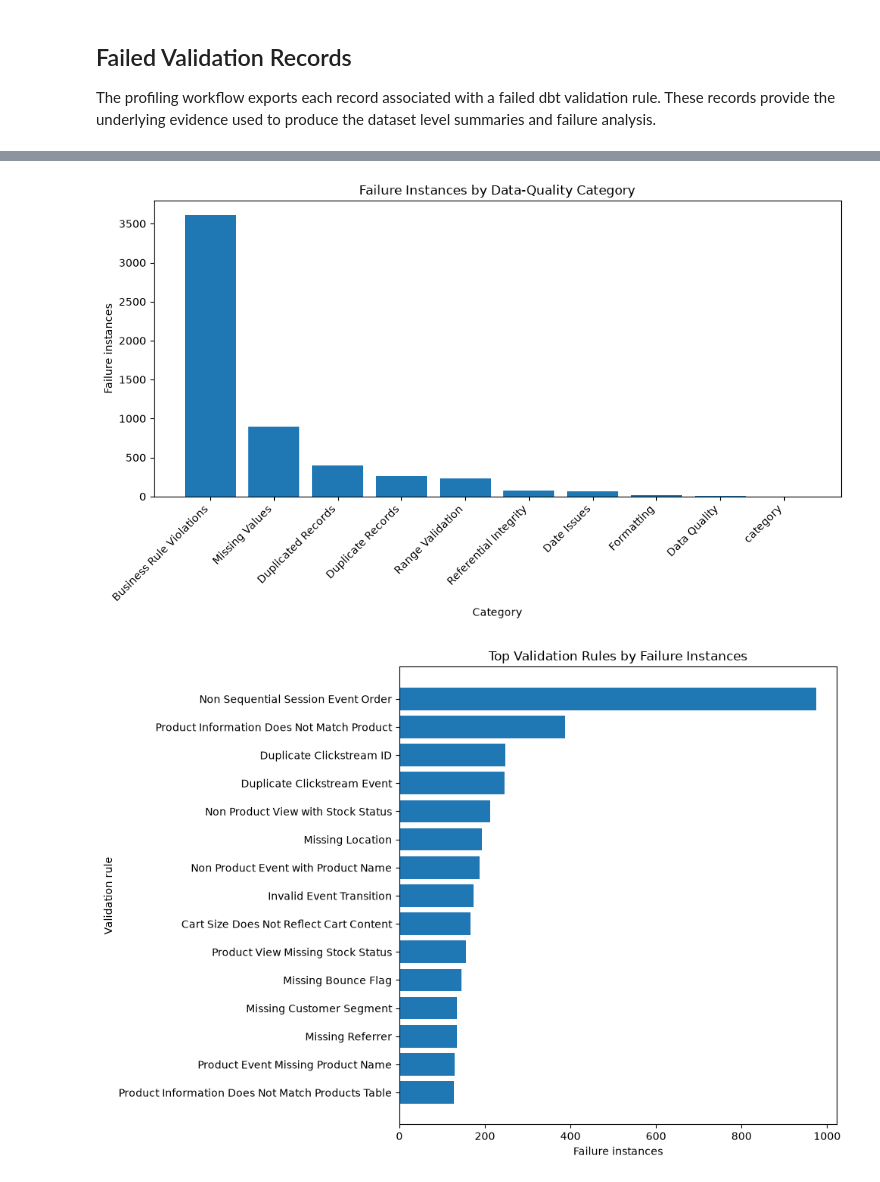
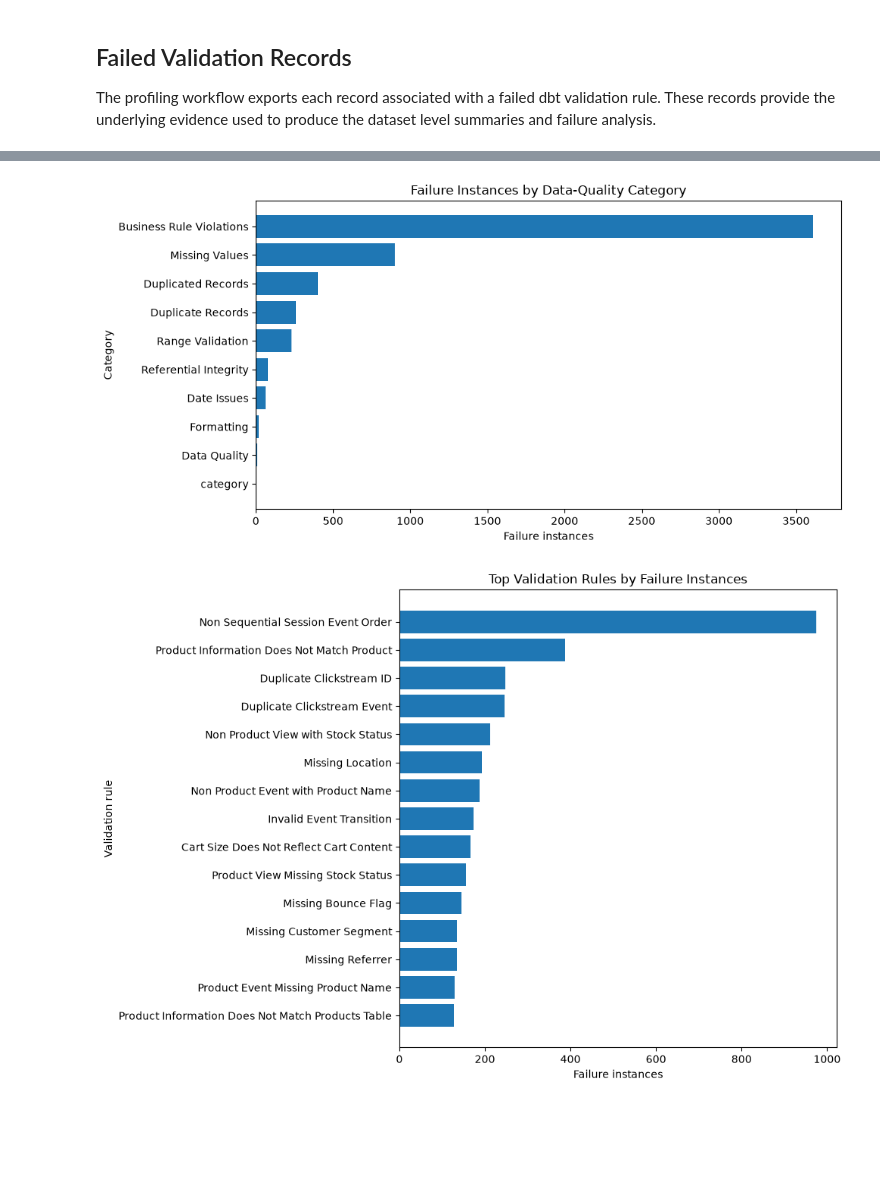
Before and after one commit to jenniferwxe/MegaMart, a Jupyter notebook: dirty_data_profiling/notebook/01_dirty_data_profiling.ipynb, the cells around one changed output, grey strips where cells are left out. Saved outputs shown, nothing was run; the diff lists cells and outputs as text; code cells hidden in the pictures; blank space fills up the shorter version.

```diff
--- a/dirty_data_profiling/notebook/01_dirty_data_profiling.ipynb
+++ b/dirty_data_profiling/notebook/01_dirty_data_profiling.ipynb
@@ -342,25 +425,12 @@ display(rule_failures)
 # %%
 if not summary.empty:
+    chart_data = summary.sort_values("affected_row_rate", ascending=True)
 
-    chart_data = (
-        summary
-        .sort_values(
-            "affected_row_rate",
-            ascending=True
-        )
-    )
-
-    plt.figure(figsize=(10, 6))
-
-    plt.barh(
-        chart_data["dataset"],
-        chart_data["affected_row_rate"]
-    )
-
+    plt.figure(figsize=(10, max(5, 0.3 * len(chart_data))))
+    plt.barh(chart_data["dataset"], chart_data["affected_row_rate"])
     plt.xlabel("Affected row rate (%)")
     plt.ylabel("Dataset")
     plt.title("Affected Row Rate by Dataset")
-
     plt.tight_layout()
     plt.show()
 # %% [output]
@@ -368,37 +438,14 @@ if not summary.empty:
 # %%
 if not category_failures.empty:
+    chart_data = category_failures.sort_values("failure_instances", ascending=True)
 
-    chart_data = (
-        category_failures
-        .groupby(
-            "category",
-            as_index=False
-        )["failures"]
-        .sum()
-        .sort_values(
-            "failures",
-            ascending=False
-        )
-    )
-
-    plt.figure(figsize=(10, 6))
-
-    plt.bar(
-        chart_data["category"],
-        chart_data["failures"]
-    )
-
-    plt.xlabel("Category")
-    plt.ylabel("Failure instances")
+    plt.figure(figsize=(10, 5))
+    plt.barh(chart_data["category"].fillna("Uncategorised"), chart_data["failure_instances"])
+    plt.xlabel("Failure instances")
+    plt.ylabel("Category")
     plt.title("Failure Instances by Data-Quality Category")
-
-    plt.xticks(
-        rotation=45,
-        ha="right"
-    )
-
     plt.tight_layout()
     plt.show()
 # %% [output]
-[figure, old version]
+[figure, new version]
 # %%
```
Also changed, not shown: parts of 16 cells of this notebook.
